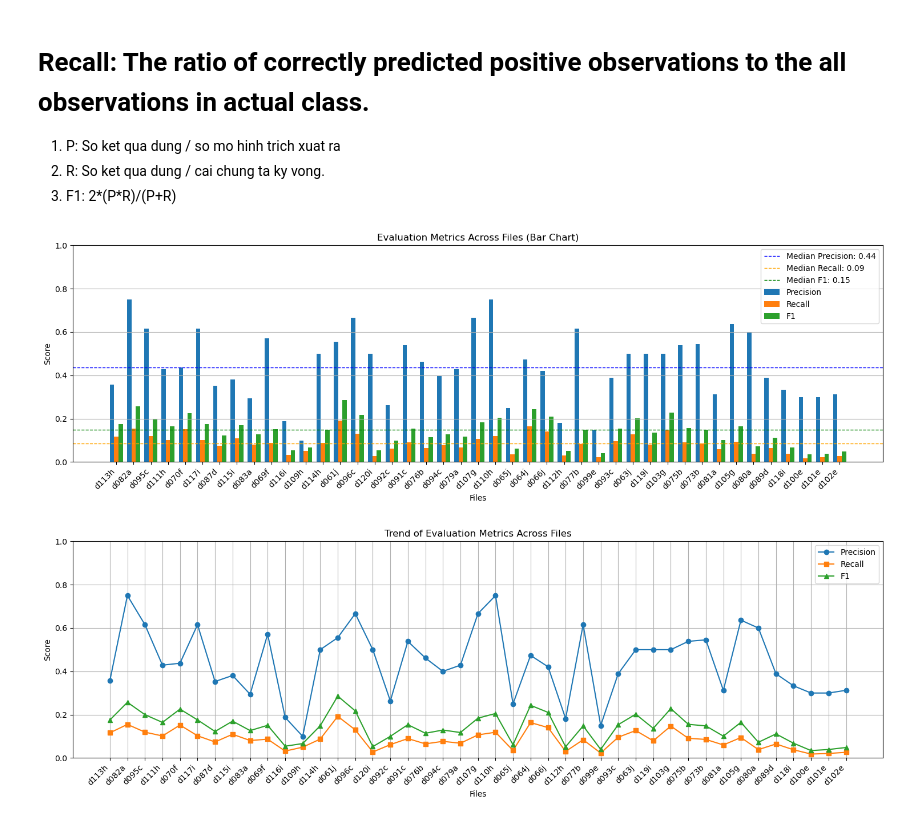
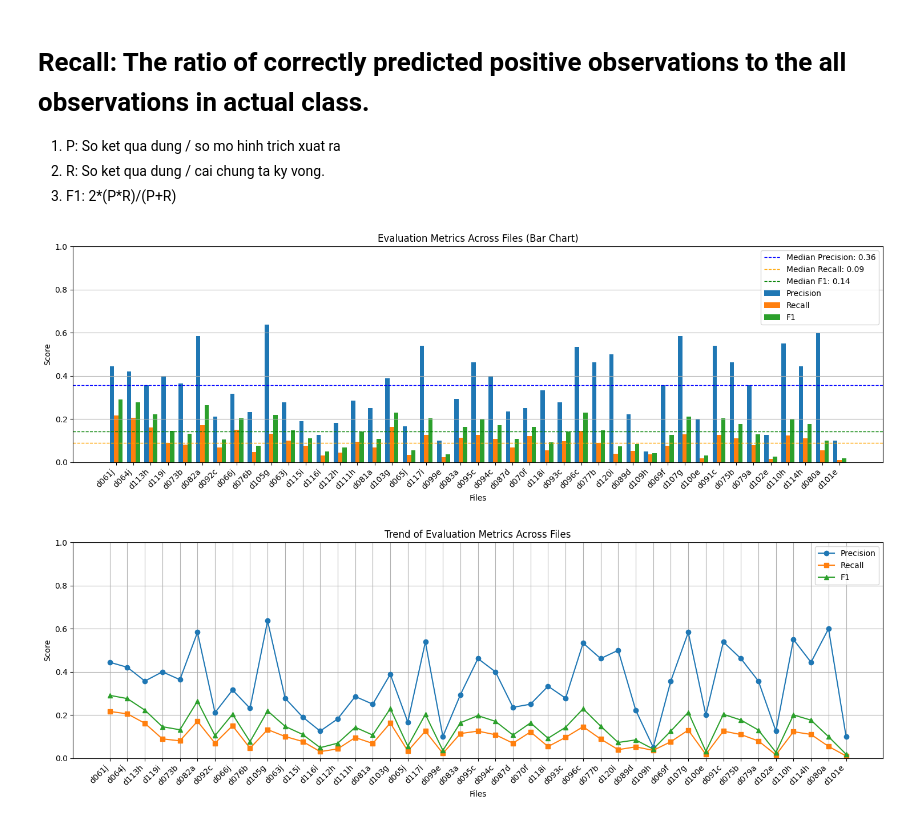
Before and after one commit to khaphan-github/nlp, a Jupyter notebook: page_range_ver_1.ipynb, the cells around one changed output. Drawn from its saved outputs; the diff is of its cells as text; code cells hidden in the pictures.

```diff
--- a/page_range_ver_1.ipynb
+++ b/page_range_ver_1.ipynb
@@ -326,10 +331,10 @@ class DUCPageRankSummarizer:
             for j in range(i + 1, len(df)):
                 sim_value = sim.sim(i, j)
                 if sim_value > self.similarity_threshold:
-                    # similarity_matrix[i, j] = 1
-                    # similarity_matrix[j, i] = 1
-                    similarity_matrix[j, i] = sim_value
-                    similarity_matrix[j, i] = sim_value
+                    similarity_matrix[i, j] = 1
+                    similarity_matrix[j, i] = 1
+                    # similarity_matrix[j, i] = sim_value
+                    # similarity_matrix[j, i] = sim_value
 
 
         # PageRank
@@ -375,7 +380,7 @@ summarizer = DUCPageRankSummarizer(
     train_dir='./DUC_TEXT/train',
     sum_dir='./DUC_SUM',
     similarity_threshold=0.12,
-    n_top=0.28
+    n_top=0.2
 )
 all_results = summarizer.process_all()
 # %% [output]
@@ -486,11 +491,11 @@ def plot_bar_chart(results):
     plt.tight_layout()
     plt.show()
 # %%
-# filter_f1_above(all_results, 0.2)
+filter_f1_above(all_results, 0.28)
 plot_bar_chart(all_results)
 # %% [output]
-[figure, old version]
+[figure, new version]
 # %%
 plot_line_chart(all_results)
 # %% [output]
-[figure, old version]
+[figure, new version]
```
Also changed, not shown: parts of 6 cells of this notebook, 7 other files.
